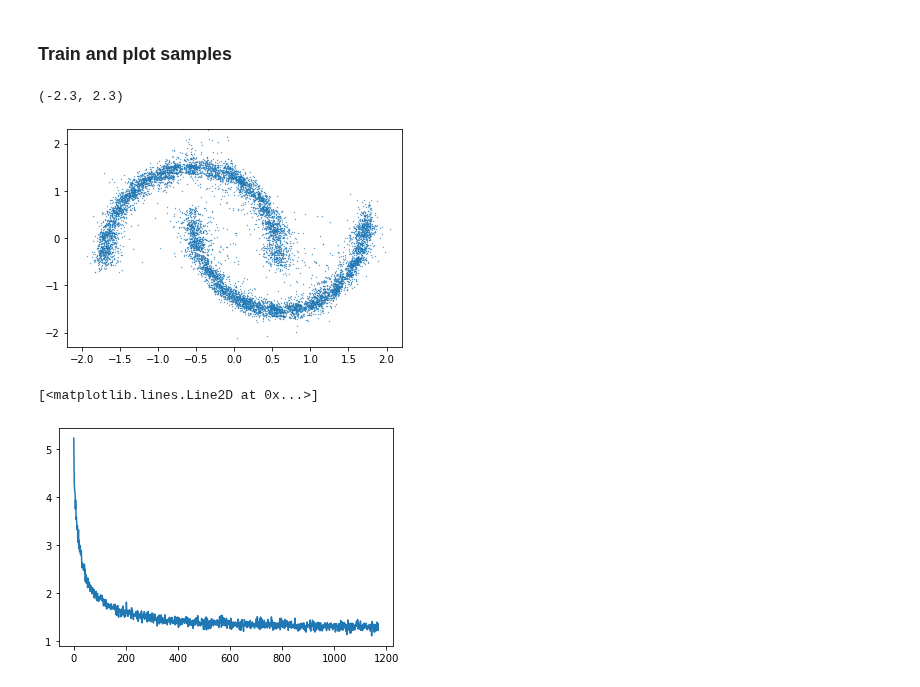
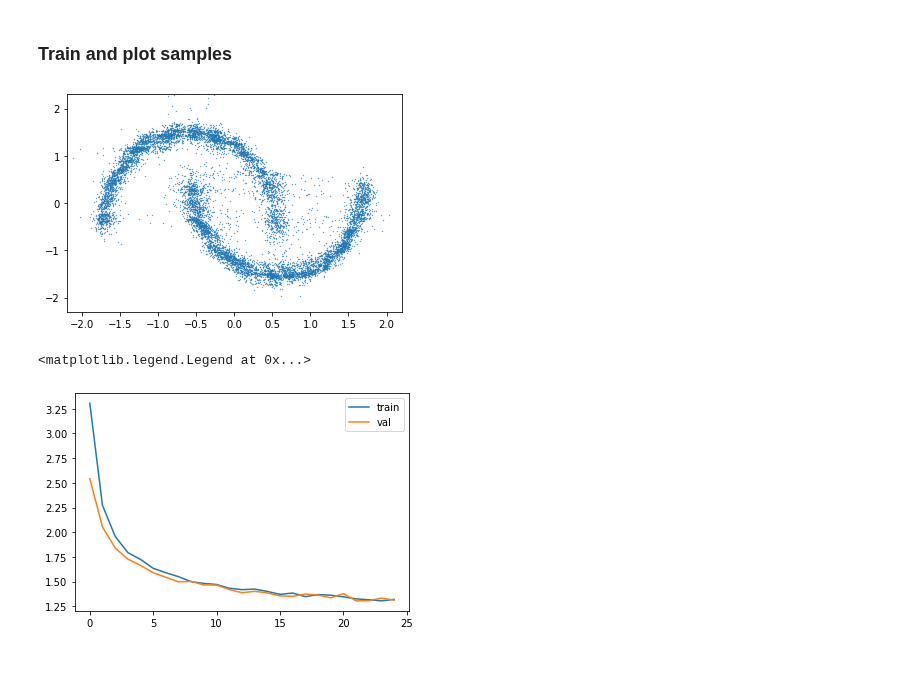
Before and after one commit to danielward27/flowjax, a Jupyter notebook: examples/two_moons.ipynb, the cells around one changed output. Cells and saved outputs as stored; diff of their text form; code cells hidden in the pictures.

Commit message:
Add flow training loop

```diff
--- a/examples/two_moons.ipynb
+++ b/examples/two_moons.ipynb
@@ -68,22 +37,21 @@ bijection = CouplingStack(
     num_layers=8)
 
 flow = Flow(bijection, target_dim = x.shape[1])
-
-optim = optax.adam(5e-4)
 key, subkey = random.split(key)
-flow, losses = train(
-    key, flow, x, optim, epochs = 30)
+flow, losses = train_flow(flow, key, x)
 # %%
 key, subkey = random.split(key)
 x_samples = flow.sample(key, 10000)
 plt.scatter(x_samples[:, 0], x_samples[:, 1], s=0.1)
 plt.xlim(-2.2, 2.2)
 plt.ylim(-2.3, 2.3)
+plt.show()
 # %% [output]
-(-2.3, 2.3)
-[figure, old version]
+[figure, new version]
-# %%
-plt.plot(losses)
-# %% [output]
-[<matplotlib.lines.Line2D at 0x...>]
-[figure, removed]
+# %%
+for k, v in losses.items():
+    plt.plot(v, label=k)
+plt.legend()
+# %% [output]
+<matplotlib.legend.Legend at 0x...>
+[figure, added]
```
Also changed, not shown: parts of 4 cells of this notebook, 4 other files.
